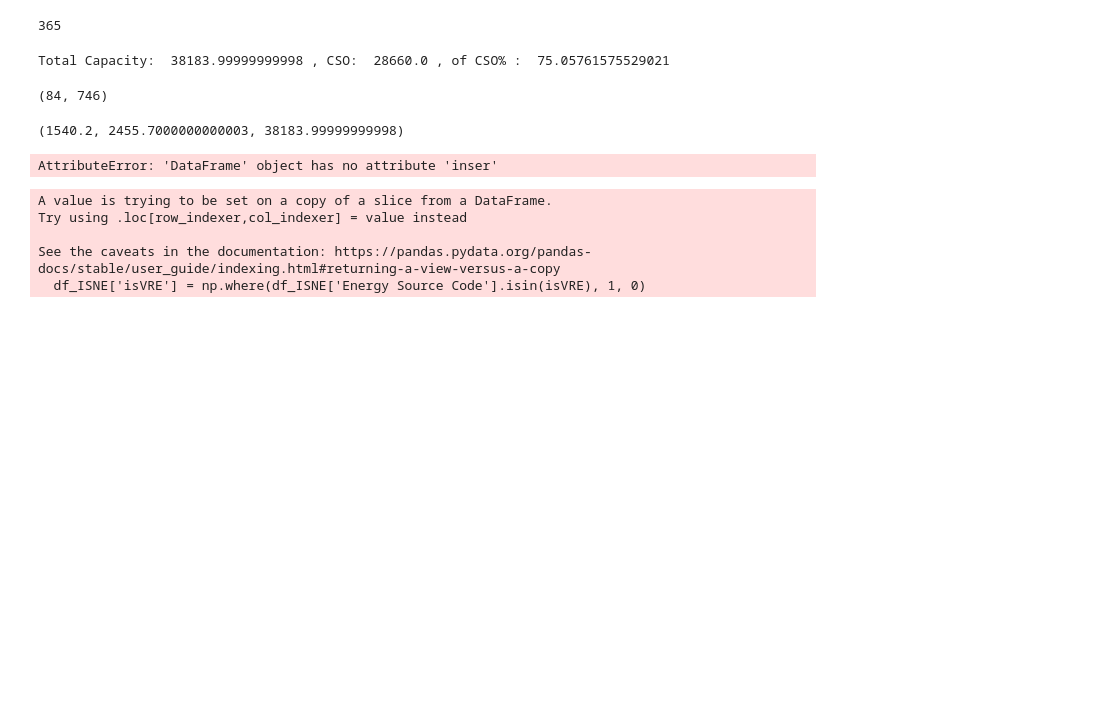
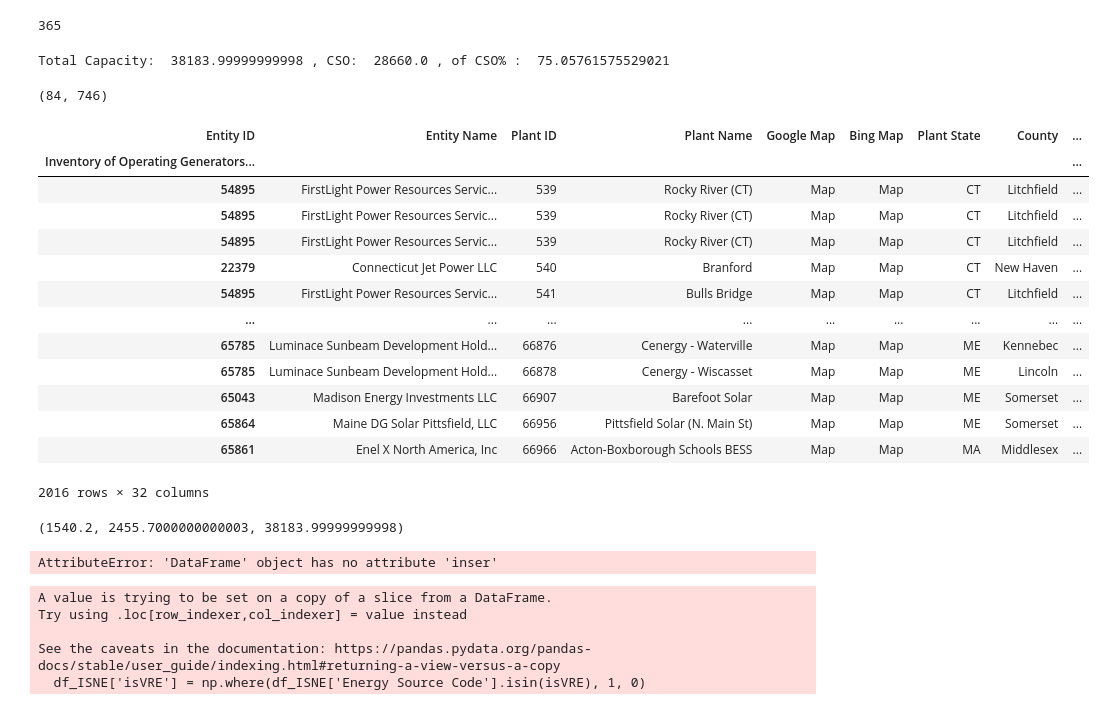
Before and after one commit to MahdiMehrtash/MARKET-Research, a Jupyter notebook: PFP.ipynb, the cells around one changed output. Drawn from its saved outputs; the diff is of its cells as text; code cells hidden in the pictures; blank space fills up the shorter version.

```diff
--- a/PFP.ipynb
+++ b/PFP.ipynb
@@ -105,6 +252,23 @@ Total Capacity:  38183.99999999998 , CSO:  28660.0 , of CSO% :  75.0576157552902
 len(df_ISNE[df_ISNE['Energy Source Code'] == 'WND']), len(df_ISNE[df_ISNE['Energy Source Code'] == 'SUN'])
 # %% [output]
 (84, 746)
+# %%
+df_ISNE
+# %% [output]
+| Entity ID | Entity Name | Plant ID | Plant Name | Google Map | Bing Map | Plant State | County | ... |
+| Inventory of Operating Generators... |  |  |  |  |  |  |  | ... |
+| 54895 | FirstLight Power Resources Servic... | 539 | Rocky River (CT) | Map | Map | CT | Litchfield | ... |
+| 54895 | FirstLight Power Resources Servic... | 539 | Rocky River (CT) | Map | Map | CT | Litchfield | ... |
+| 54895 | FirstLight Power Resources Servic... | 539 | Rocky River (CT) | Map | Map | CT | Litchfield | ... |
+| 22379 | Connecticut Jet Power LLC | 540 | Branford | Map | Map | CT | New Haven | ... |
+| 54895 | FirstLight Power Resources Servic... | 541 | Bulls Bridge | Map | Map | CT | Litchfield | ... |
+| ... | ... | ... | ... | ... | ... | ... | ... | ... |
+| 65785 | Luminace Sunbeam Development Hold... | 66876 | Cenergy - Waterville | Map | Map | ME | Kennebec | ... |
+| 65785 | Luminace Sunbeam Development Hold... | 66878 | Cenergy - Wiscasset | Map | Map | ME | Lincoln | ... |
+| 65043 | Madison Energy Investments LLC | 66907 | Barefoot Solar | Map | Map | ME | Somerset | ... |
+| 65864 | Maine DG Solar Pittsfield, LLC | 66956 | Pittsfield Solar (N. Main St) | Map | Map | ME | Somerset | ... |
+| 65861 | Enel X North America, Inc | 66966 | Acton-Boxborough Schools BESS | Map | Map | MA | Middlesex | ... |
+2016 rows × 32 columns
 # %%
 sum(df_ISNE[df_ISNE['Energy Source Code'] == 'WND']['Nameplate Capacity (MW)'].to_list()), \
     sum(df_ISNE[df_ISNE['Energy Source Code'] == 'SUN']['Nameplate Capacity (MW)'].to_list()), \
```
Also changed, not shown: parts of 23 cells of this notebook, 34 other files.
